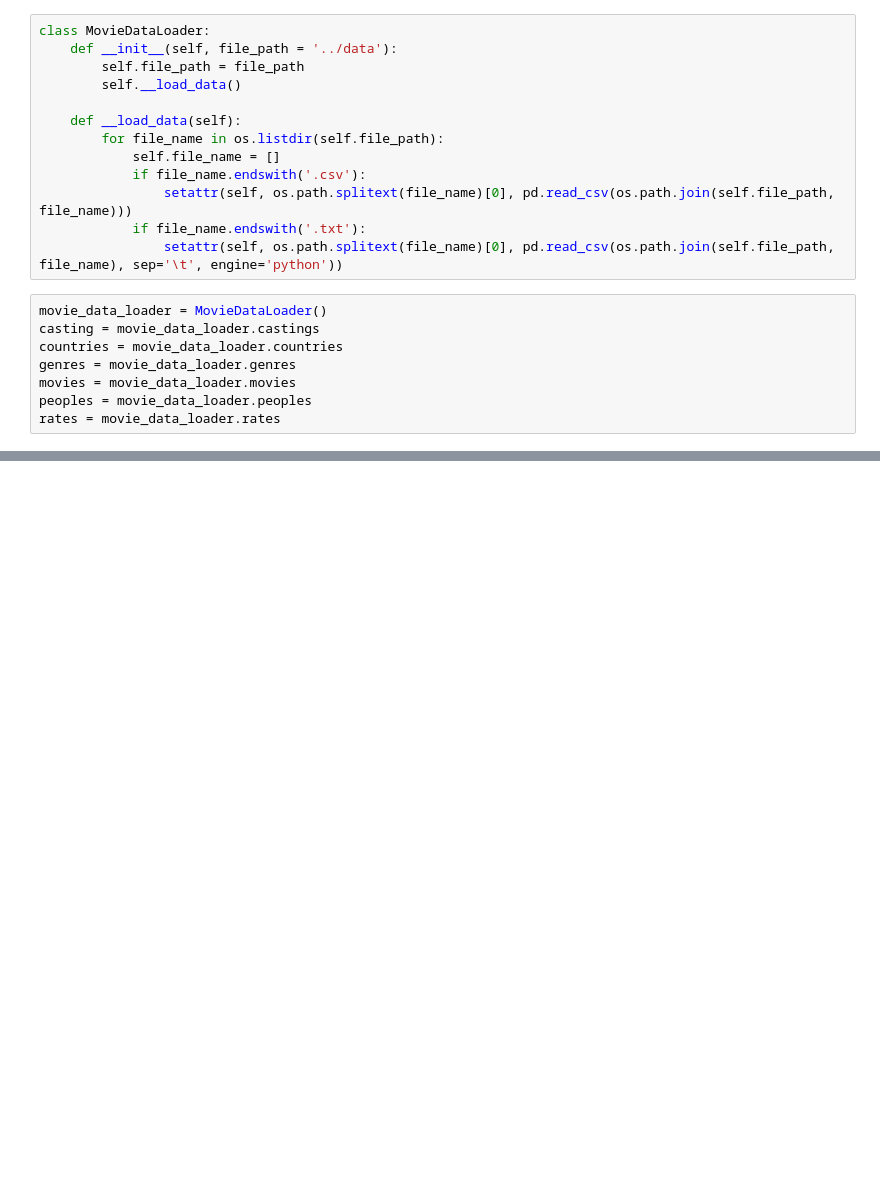
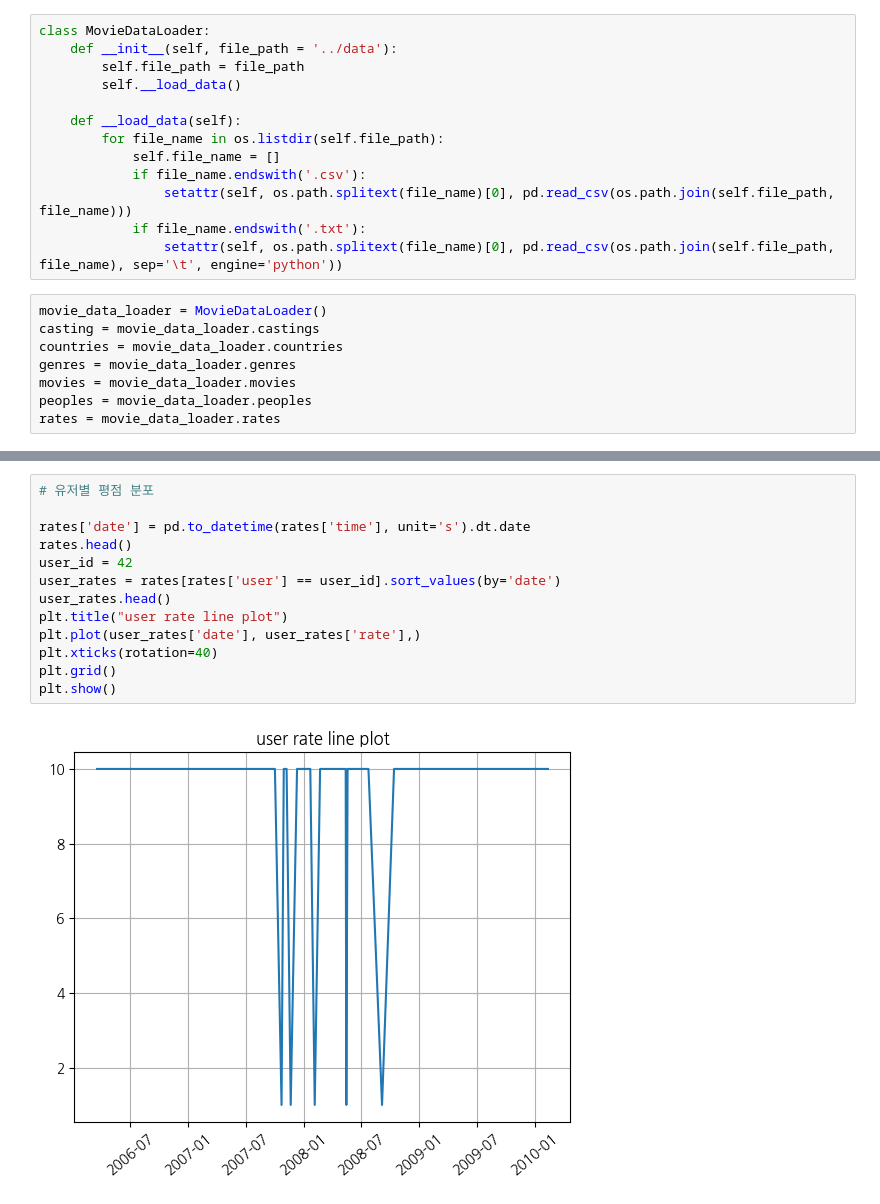
Before and after one commit to YeonSeong-Lee/codessey, a Jupyter notebook: prob02/prob0205.ipynb, the cells around one changed output, grey strips where cells are left out. Drawn from its saved outputs; the diff is of its cells as text; blank space fills up the shorter version.

```diff
--- a/prob02/prob0205.ipynb
+++ b/prob02/prob0205.ipynb
@@ -179,0 +144,15 @@ leading_actor_over_5_movies_over_10_rate.sort_values(by='rate', ascending=False)
+# %%
+# 유저별 평점 분포
+
+rates['date'] = pd.to_datetime(rates['time'], unit='s').dt.date
+rates.head()
+user_id = 42
+user_rates = rates[rates['user'] == user_id].sort_values(by='date')
+user_rates.head()
+plt.title("user rate line plot")
+plt.plot(user_rates['date'], user_rates['rate'],)
+plt.xticks(rotation=40)
+plt.grid()
+plt.show()
+# %% [output]
+[figure, added]
```
Also changed, not shown: parts of 14 cells of this notebook.
